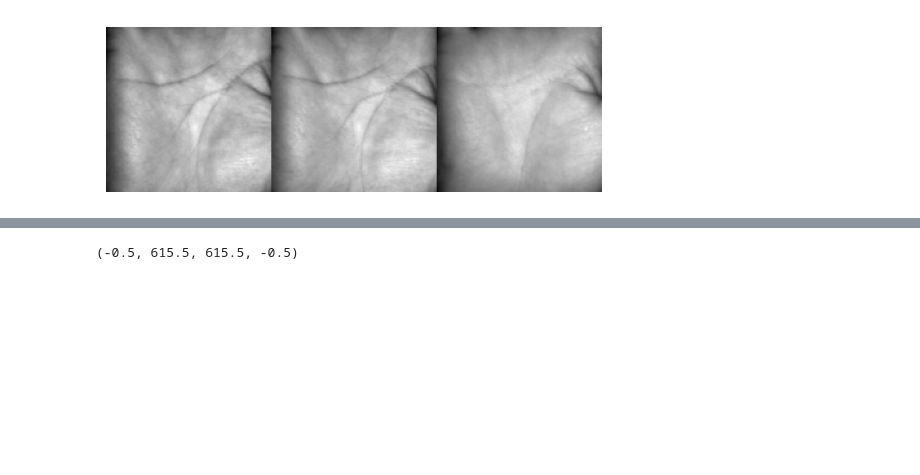
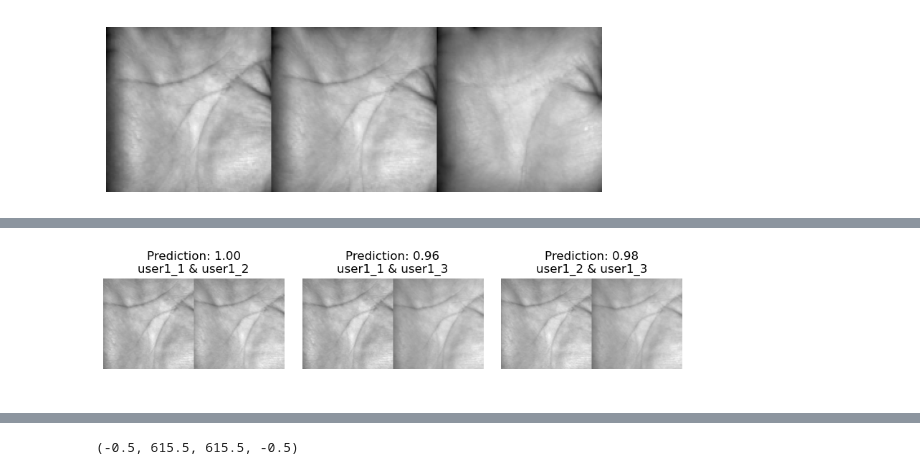
Before and after one commit to nkkha/Palmprint-Recognition-Based-on-Siamese-Network, a Jupyter notebook: III_Authentication.ipynb, the cells around one changed output, grey strips where cells are left out. Drawn from its saved outputs; the diff is of its cells as text; code cells hidden in the pictures; blank space fills up the shorter version.

```diff
--- a/III_Authentication.ipynb
+++ b/III_Authentication.ipynb
@@ -402,3 +426,7 @@ rois_tongji = loadROIs(["00012", "00018", "00032"])
 # %% [output]
 (1, 128, 128, 3)
 [figure]
+# %%
+predictions_tongji = predict_pairs(rois_tongji)
+visualize_pairs(predictions_tongji)
+# %% [output]
@@ -404,0 +436 @@ rois_tongji = loadROIs(["00012", "00018", "00032"])
+[figure, added]
```
Also changed, not shown: parts of 10 cells of this notebook, 2 other files.
